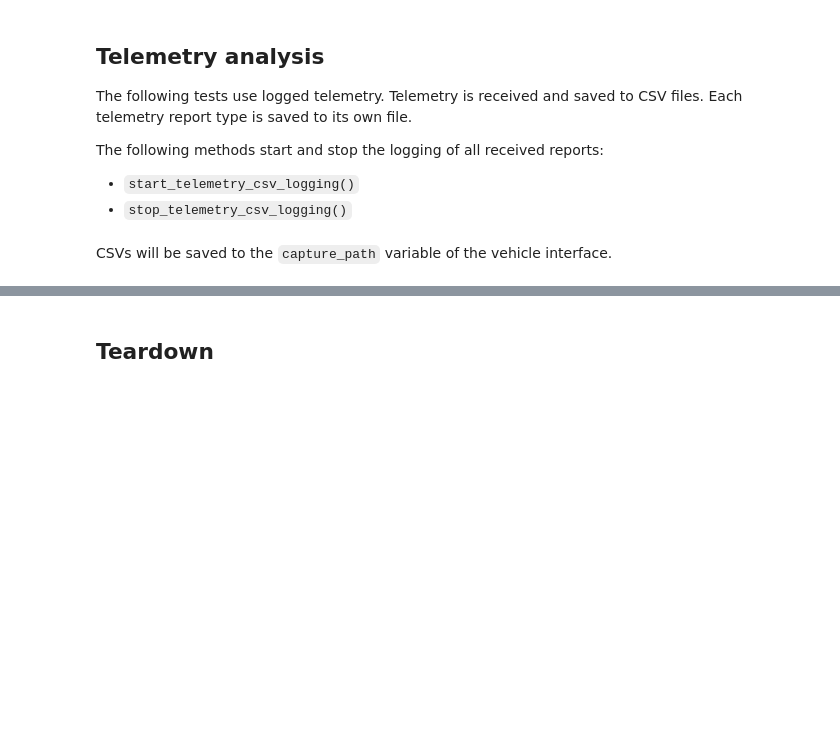
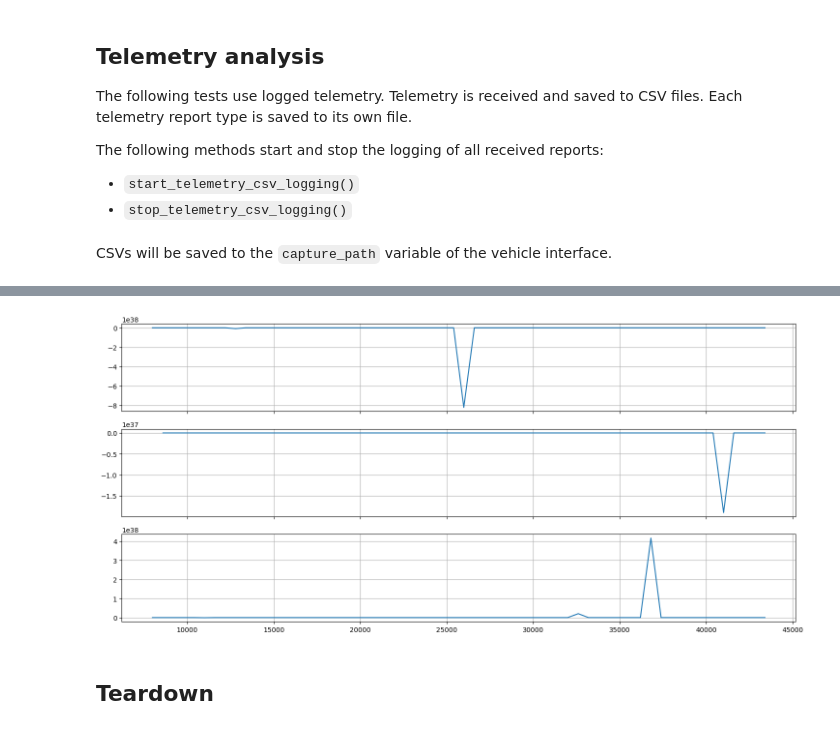
Before and after one commit to nhorro/rover-firmware-ng, a Jupyter notebook: Python/notebooks/RoverDevNotebook.ipynb, the cells around one changed output, grey strips where cells are left out. Drawn from its saved outputs; the diff is of its cells as text; code cells hidden in the pictures; blank space fills up the shorter version.

```diff
--- a/Python/notebooks/RoverDevNotebook.ipynb
+++ b/Python/notebooks/RoverDevNotebook.ipynb
@@ -114,3 +124,13 @@ motor_control_tm_df
+# %%
+fig,axes = plt.subplots(3,1,figsize=(18,8),sharex=True)
+axes[0].plot(imu_tm_df.OnBoardTime,imu_tm_df.Roll*57.2958)
+axes[0].grid(which="Both")
+axes[1].plot(imu_tm_df.OnBoardTime,imu_tm_df.Pitch*57.2958)
+axes[1].grid(which="Both")
+axes[2].plot(imu_tm_df.OnBoardTime,imu_tm_df.Yaw*57.2958)
+axes[2].grid(which="Both")
+# %% [output]
+[figure, added]
 # %% [markdown]
 ## Teardown
 # %%
```
Also changed, not shown: parts of 9 cells of this notebook, 20 other files.
